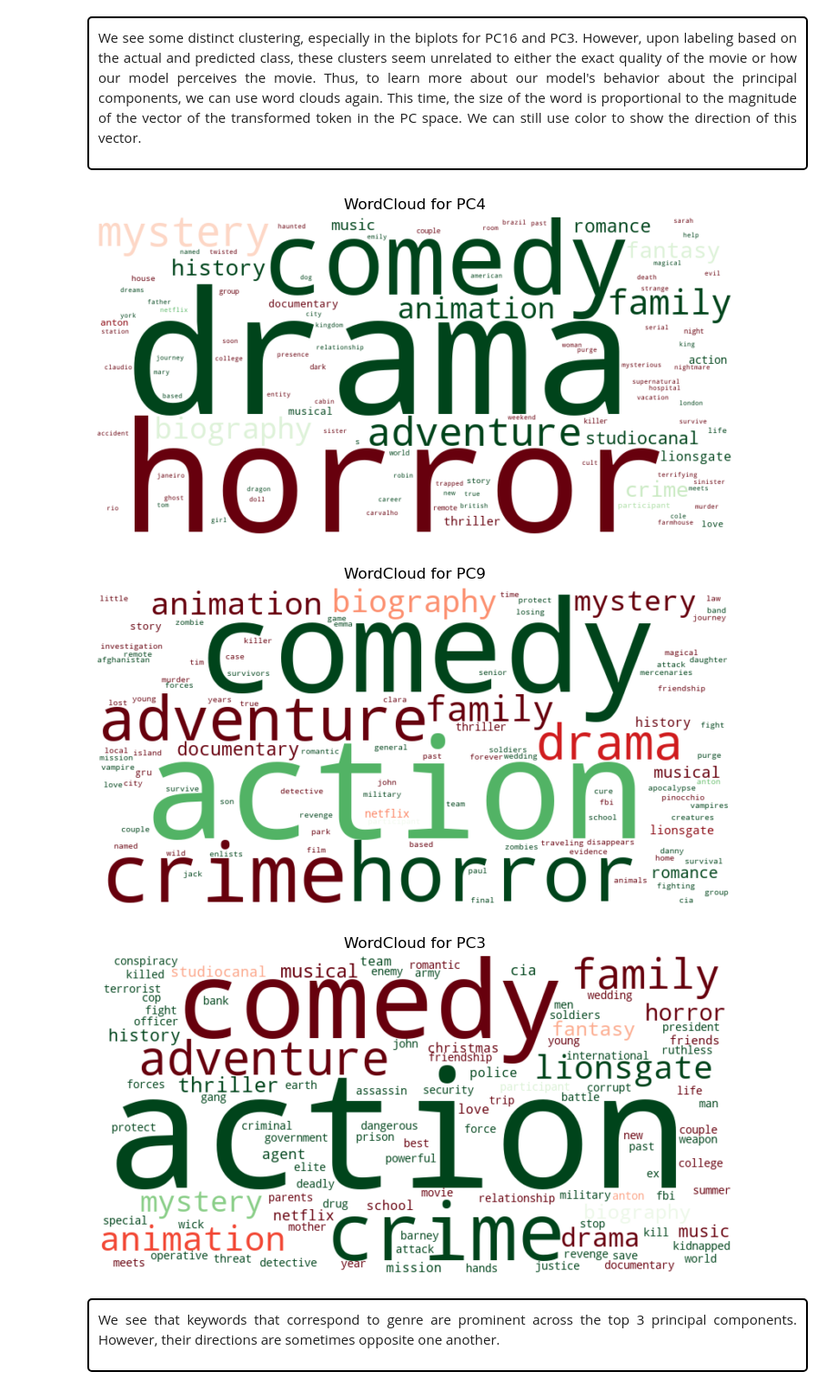
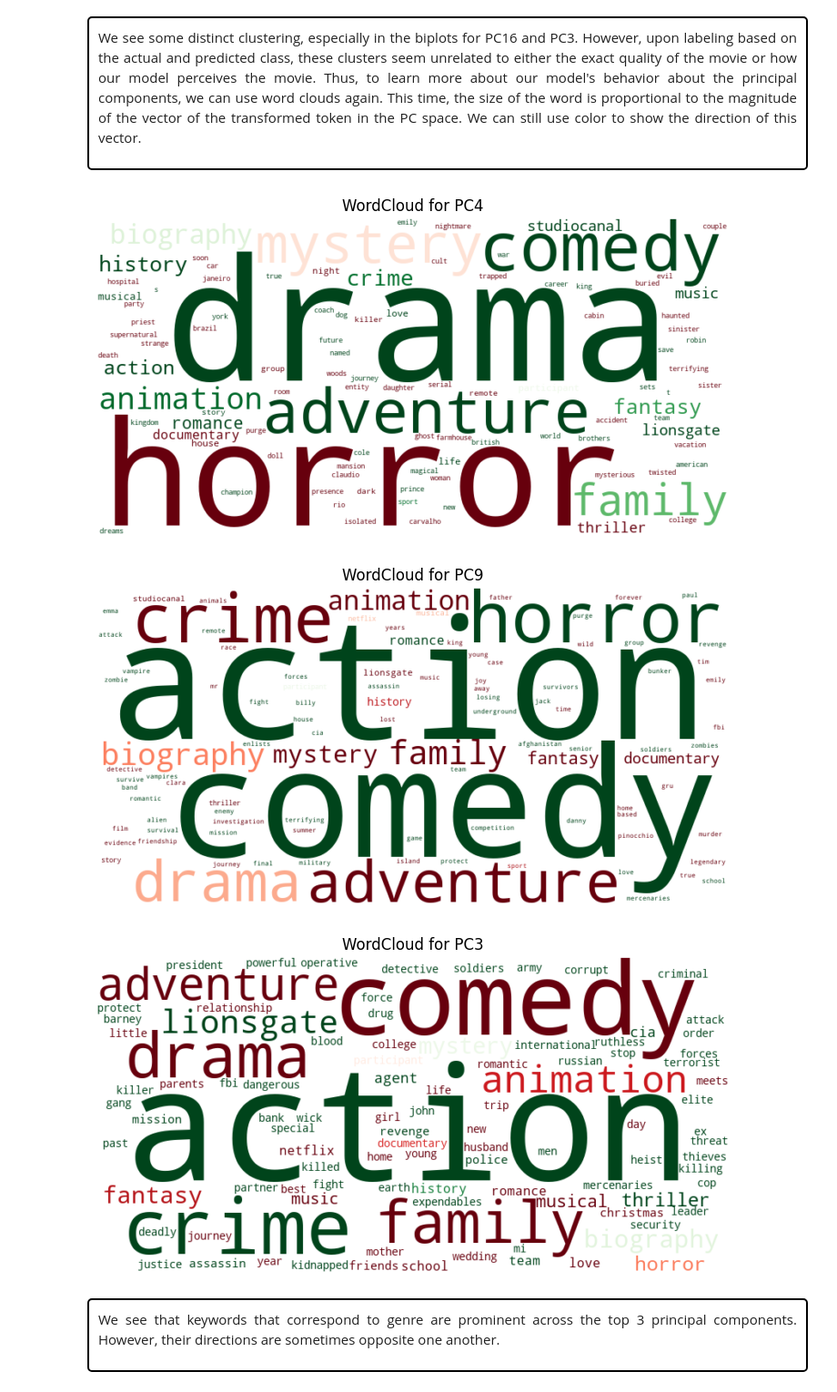
Before and after one commit to 10meters/IMDB-Final-Project, a Jupyter notebook: main.ipynb, the cells around one changed output. Shown at 91% size. Cells and saved outputs as stored; diff of their text form; code cells hidden in the pictures.

```diff
--- a/main.ipynb
+++ b/main.ipynb
@@ -194,10 +194,10 @@ feature_dict = {}
 
 
 # Split data -> nontest & test
-x_nontest, x_test, y_nontest, y_test = train_test_split(data[features], data[target], test_size=0.2, random_state=1337)
+x_nontest, x_test, y_nontest, y_test = train_test_split(data[features], data[target], test_size=0.20, random_state=1337)
 # Split nontest -> training & val
 x_train, x_val, y_train, y_val = train_test_split(x_nontest, y_nontest, test_size=0.25, random_state=1337)
-print(f'Nontest size: {len(x_train)}')
+print(f'Train size: {len(x_train)}')
 print(f'Test size: {len(x_test)}')
-print(f'Nontest size: {len(x_val)}')
+print(f'Val size: {len(x_val)}')
 # %% [output]
@@ -600,3 +607,3 @@ x_test.drop(x_test[feature_dict['PCS']].columns[27:], axis=1, inplace=True)
 # %%
-feature_dict['PCS'] = pca_columns[:27]
+feature_dict['PCS'] = pca_columns[:25]
 # %%
@@ -1091,30 +1107,30 @@ biplot(x_nontest_copy[feature_dict['tokens']], x_nontest[feature_dict['PCS']], f
 
 We see some distinct clustering, especially in the biplots for PC16 and PC3. However, upon labeling based on the actual and predicted class, these clusters seem unrelated to either the exact quality of the movie or how our model perceives the movie. Thus, to learn more about our model's behavior about the principal components, we can use word clouds again. This time, the size of the word is proportional to the magnitude of the vector of the transformed token in the PC space. We can still use color to show the direction of this vector.
 # %%
-X_tokens = x_nontest_copy[feature_dict['tokens']]
+X_tokens = x_train_copy[feature_dict['tokens']]
 pcs_scores = pca.transform(X_tokens)
 pcs = [4, 9, 3]
 
 
 for pc in pcs:
     wc3, fig3, ax3 = wordcloud_pc(
         orig=X_tokens,              # your original token counts
         pcs=pcs_scores,            # the matrix of PC scores
         feature_names=None,        # will pull column names from X_tokens
         pc_index=pc-1,                # 0‐based index → PC3
         max_words=100,
         width=800,
         height=400,
         scale=1,
         colormap_positive='Greens',
         colormap_negative='Reds',
         background_color='white',
         title=f'WordCloud for PC{pc}'
     )
 # %% [output]
-[figure, old version]
+[figure, new version]
-[figure, old version]
+[figure, new version]
-[figure, old version]
+[figure, new version]
 # %% [markdown]
 <div style="border: 2px solid black; padding: 10px;text-align: justify; border-radius: 5px; max-width: 90%; margin: 0 auto;">
 
```
Also changed, not shown: parts of 36 cells of this notebook.
